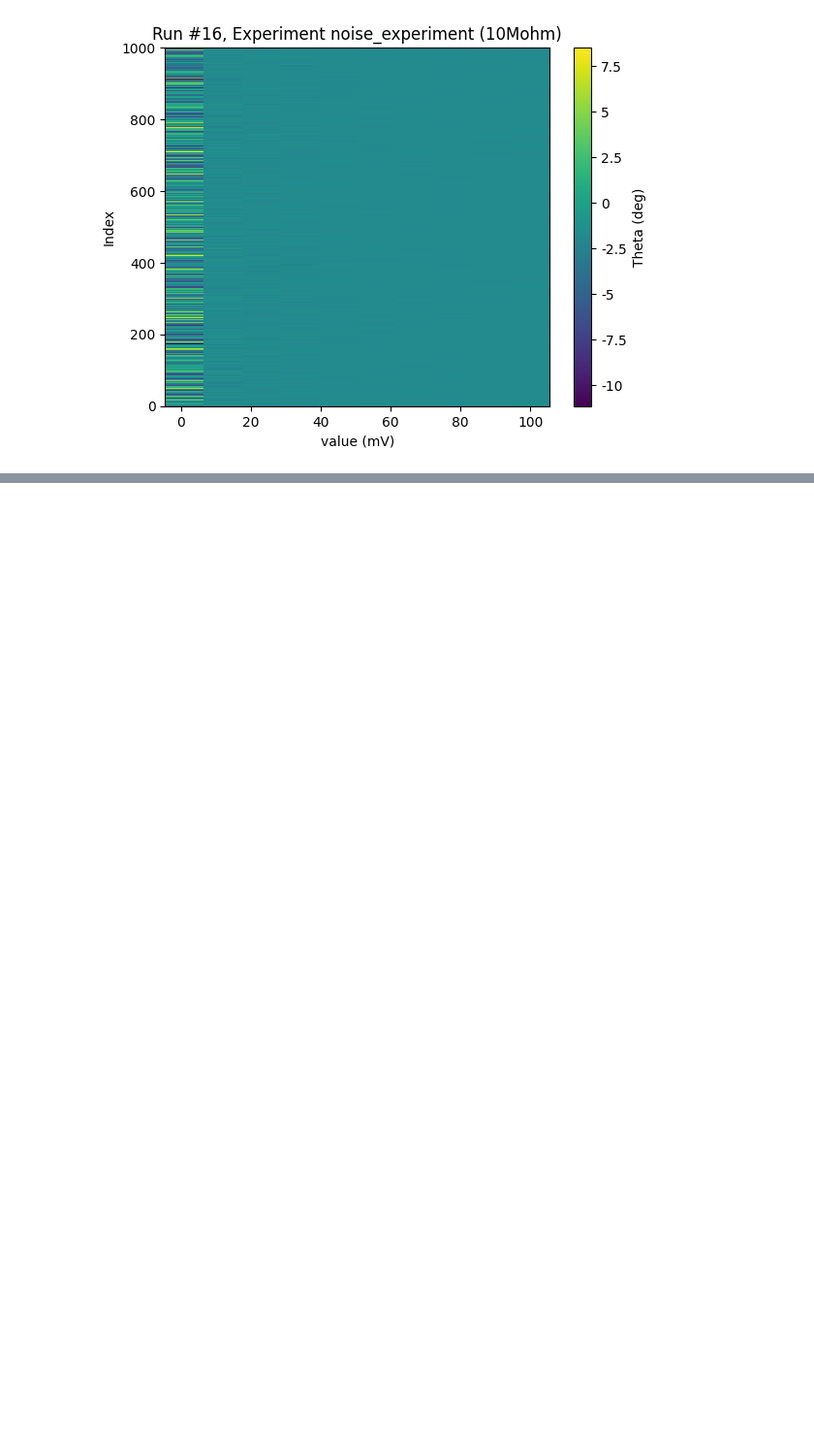
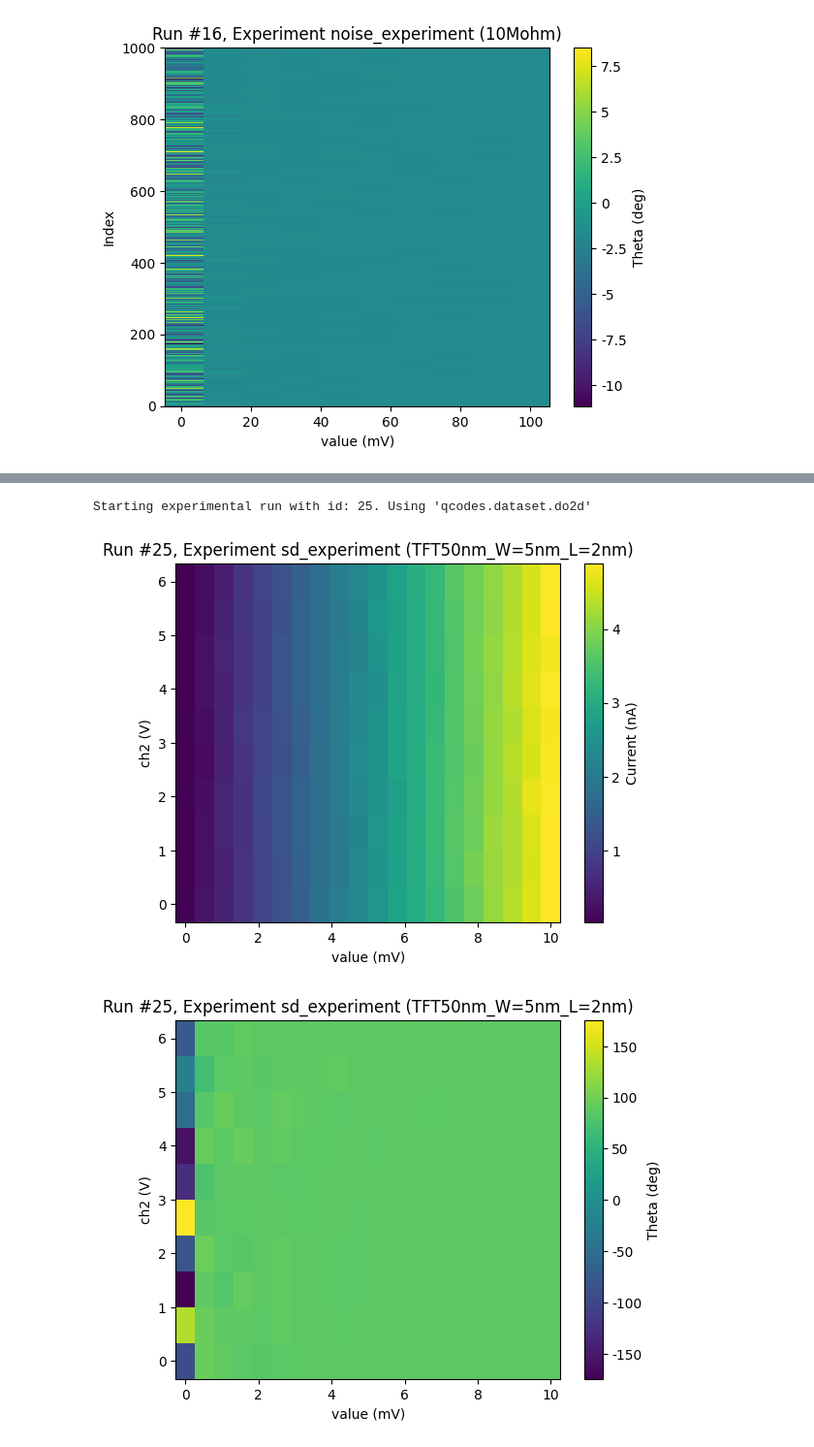
Before and after one commit to 44hsiang/SET, a Jupyter notebook: lockin_dc_ac.ipynb, the cells around one changed output, grey strips where cells are left out. Shown at 97% size. Cells and saved outputs as stored; diff of their text form; code cells hidden in the pictures; blank space fills up the shorter version.

```diff
--- a/lockin_dc_ac.ipynb
+++ b/lockin_dc_ac.ipynb
@@ -125,0 +182,21 @@ ds.to_pandas_dataframe().to_csv('noise_sweep.csv')
+# %%
+
+lockin_v_start = 0
+lockin_v_stop = 0.01
+lockin_v_steps = 20
+
+dag_v_start = 0
+dag_v_stop = 6
+dag_v_steps = 10
+ds, axes,cbs = do2d(
+    lockin.sigouts[0].amplitudes[1].value, lockin_v_start,lockin_v_stop, lockin_v_steps, interval_time,
+    dac.ch02.dc_constant_V,dag_v_start, dag_v_stop, dag_v_steps, interval_time,
+    lockin_current, lockin_theta,device_resistance,
+    measurement_name=f'gate vs sd',
+    do_plot=True,
+    show_progress=True,
+    )
+# %% [output]
+Starting experimental run with id: 25. Using 'qcodes.dataset.do2d'
+[figure, added]
+[figure, added]
```
Also changed, not shown: parts of 16 cells of this notebook, 3 other files.
